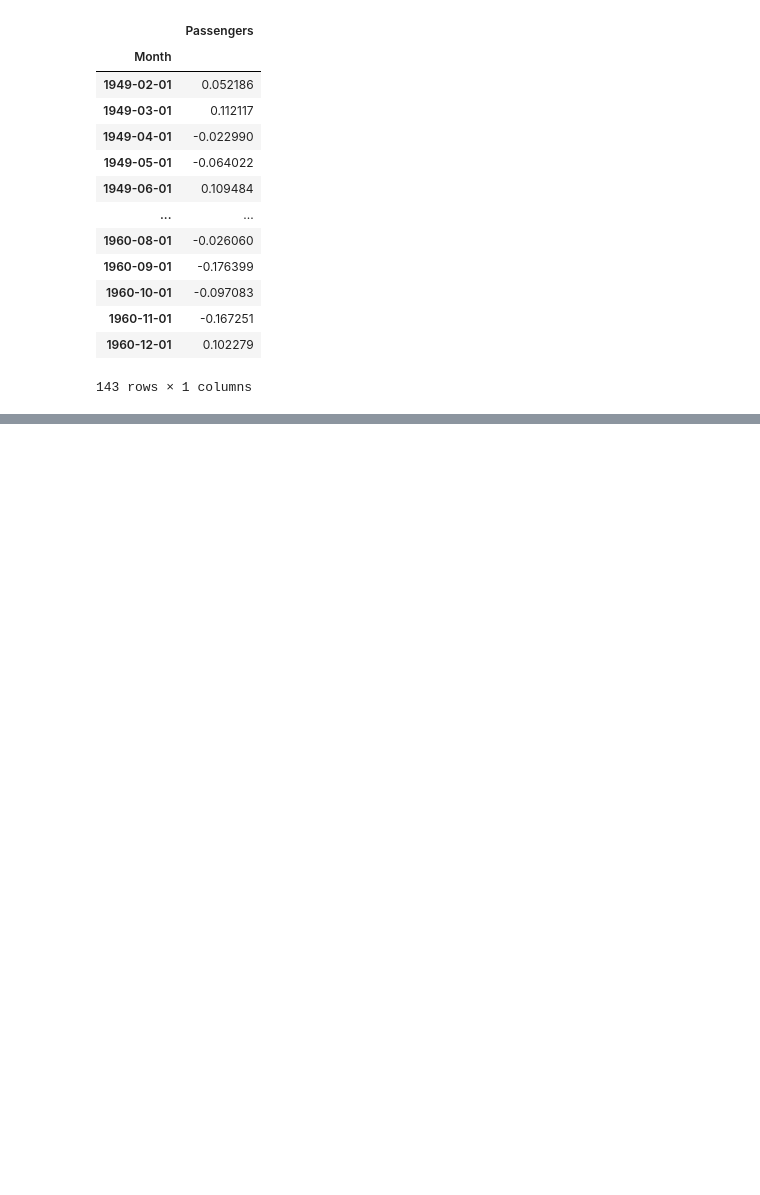
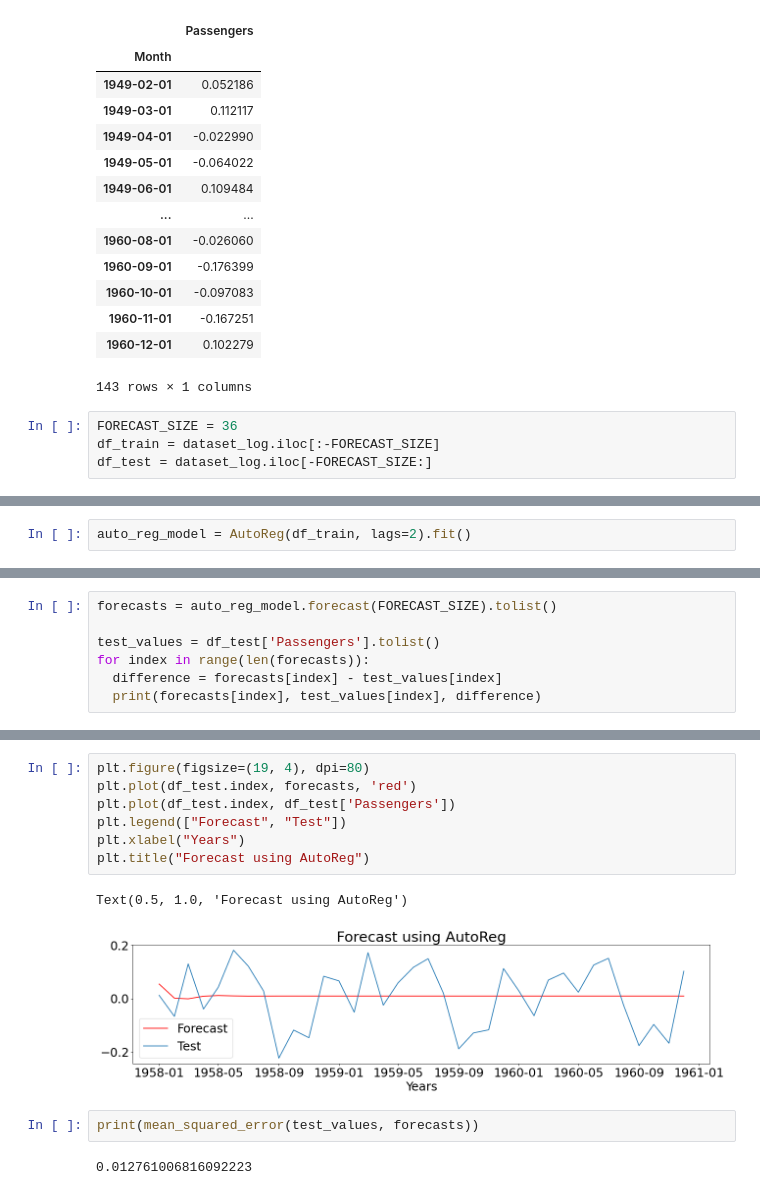
Before and after one commit to ThierrryScotto/Air-Passengers-2.0, a Jupyter notebook: Air_Passengers_2_0.ipynb, the cells around one changed output, grey strips where cells are left out. Cells and saved outputs as stored; diff of their text form; blank space fills up the shorter version.

```diff
--- a/Air_Passengers_2_0.ipynb
+++ b/Air_Passengers_2_0.ipynb
@@ -472,3 +487,7 @@ dataset_log
 | 1960-11-01 | -0.167251 |
 | 1960-12-01 | 0.102279 |
 143 rows × 1 columns
+# %%
+FORECAST_SIZE = 36
+df_train = dataset_log.iloc[:-FORECAST_SIZE]
+df_test = dataset_log.iloc[-FORECAST_SIZE:]
@@ -474,0 +503,2 @@ dataset_log
+# %%
+auto_reg_model = AutoReg(df_train, lags=2).fit()
@@ -474,0 +525,7 @@ dataset_log
+# %%
+forecasts = auto_reg_model.forecast(FORECAST_SIZE).tolist()
+
+test_values = df_test['Passengers'].tolist()
+for index in range(len(forecasts)):
+  difference = forecasts[index] - test_values[index]
+  print(forecasts[index], test_values[index], difference)
@@ -474,0 +550,14 @@ dataset_log
+# %%
+plt.figure(figsize=(19, 4), dpi=80)
+plt.plot(df_test.index, forecasts, 'red')
+plt.plot(df_test.index, df_test['Passengers'])
+plt.legend(["Forecast", "Test"])
+plt.xlabel("Years")
+plt.title("Forecast using AutoReg")
+# %% [output]
+Text(0.5, 1.0, 'Forecast using AutoReg')
+[figure, added]
+# %%
+print(mean_squared_error(test_values, forecasts))
+# %% [output]
+0.012761006816092223
```
Also changed, not shown: parts of 13 cells of this notebook.
